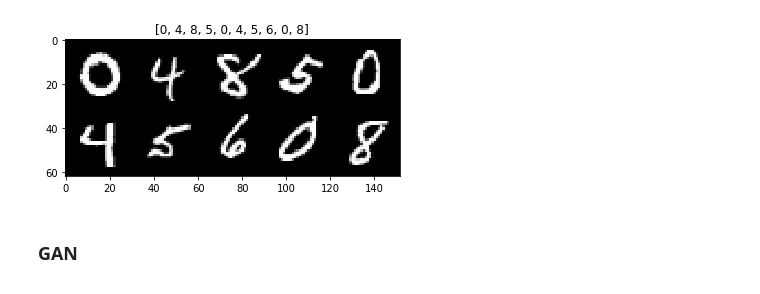
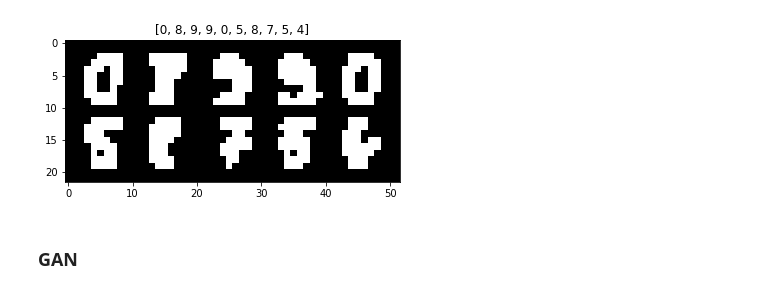
Before and after one commit to MaximArtemev/RICH-GAN-2019, a Jupyter notebook: notebooks/MNIST_GAN.ipynb, the cells around one changed output. Saved outputs shown, nothing was run; the diff lists cells and outputs as text; code cells hidden in the pictures.

```diff
--- a/notebooks/MNIST_GAN.ipynb
+++ b/notebooks/MNIST_GAN.ipynb
@@ -0,0 +1,13 @@
+# %%
+from sklearn import datasets
+from sklearn.model_selection import train_test_split
+
+import matplotlib.pyplot as plt
+
+#Load the digits dataset
+digits = datasets.load_digits()
+
+#Display the first digit
+plt.figure(1, figsize=(3, 3))
+plt.imshow(digits.images[-1], cmap=plt.cm.gray_r, interpolation='nearest')
+plt.show()
@@ -19,11 +54,13 @@ from torchvision.utils import save_image
 # %%
 batch_size = 100
 
-train_dataset = datasets.MNIST(root='./mnist_data/', train=True, transform=transforms.ToTensor(), download=True)
-test_dataset = datasets.MNIST(root='./mnist_data/', train=False, transform=transforms.ToTensor(), download=True)
+# train_dataset = datasets.MNIST(root='./mnist_data/', train=True, transform=transforms.ToTensor(), download=True)
+# test_dataset = datasets.MNIST(root='./mnist_data/', train=False, transform=transforms.ToTensor(), download=True)
 
-train_loader = DataLoader(dataset=train_dataset, batch_size=batch_size, shuffle=True)
-test_loader = DataLoader(dataset=test_dataset, batch_size=batch_size, shuffle=False)
+train_dataset, test_dataset, train_labels, test_labels = train_test_split(digits.images, digits.target, test_size=0.1)
+
+train_loader = DataLoader(dataset=list(zip(train_dataset, train_labels)), batch_size=batch_size, shuffle=True)
+test_loader = DataLoader(dataset=list(zip(test_dataset, test_labels)), batch_size=batch_size, shuffle=False)
 # %%
 def imshow(inp, title=None):
     inp = inp.numpy().transpose((1, 2, 0))
@@ -35,10 +72,10 @@ def imshow(inp, title=None):
 # %%
 inputs, classes = next(iter(train_loader))
 
-out = torchvision.utils.make_grid(inputs[:10], nrow=5)
+out = torchvision.utils.make_grid(inputs[:10][:, None, :, :], nrow=5)
 imshow(out, title=[x.item() for x in classes[:10]])
 # %% [output]
-[figure, old version]
+[figure, new version]
 # %% [markdown]
 ### GAN
 # %%
```
Also changed, not shown: parts of 9 cells of this notebook, 1 other file.
